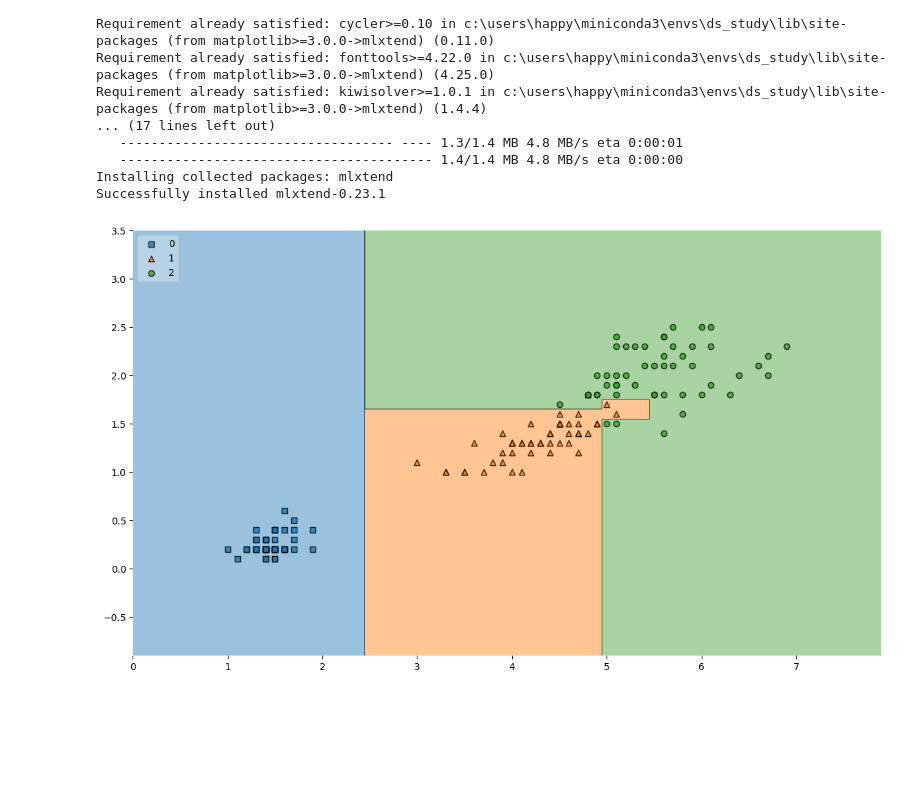
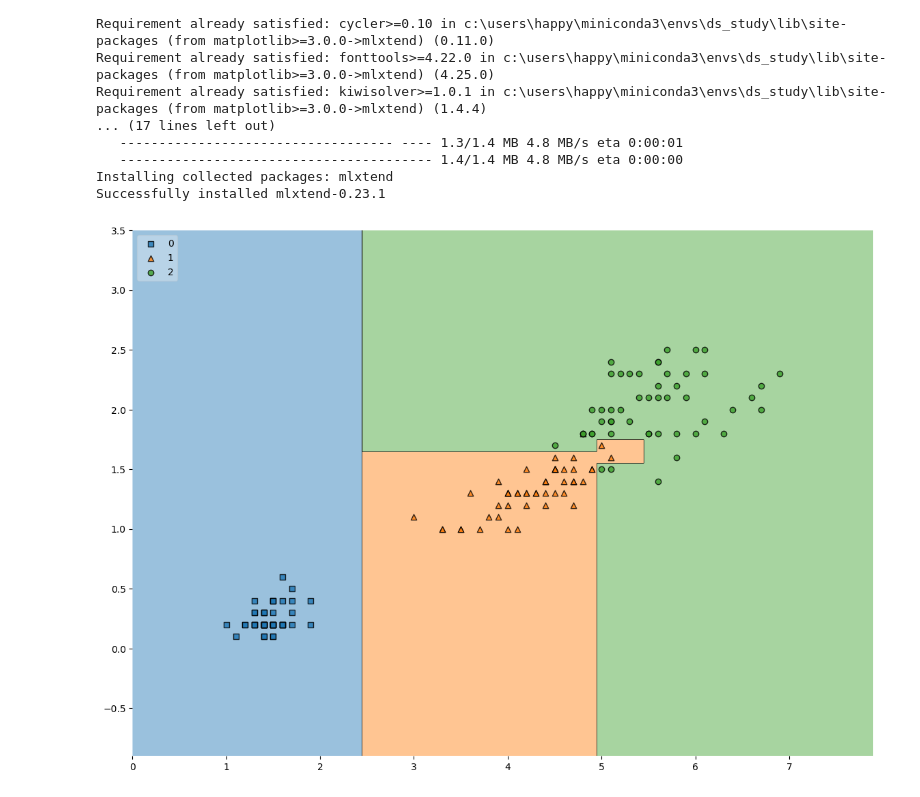
Before and after one commit to ElaYJ/Study_Machine_Learning, a Jupyter notebook: Lecture/Ch01_01_IRISdata_Observation.ipynb, the cells around one changed output. Drawn from its saved outputs; the diff is of its cells as text; code cells hidden in the pictures; blank space fills up the shorter version.

```diff
--- a/Lecture/Ch01_01_IRISdata_Observation.ipynb
+++ b/Lecture/Ch01_01_IRISdata_Observation.ipynb
@@ -395,8 +530,8 @@ Successfully installed mlxtend-0.23.1
 # %%
 from mlxtend.plotting import plot_decision_regions
 
-plt.figure(figsize=(14,8))
+plt.figure(figsize=(14,10))
 plot_decision_regions(X=iris.data[:, 2:], y=iris.target, clf=iris_tree, legend=2)
 plt.show()
 # %% [output]
-[figure, old version]
+[figure, new version]
```
Also changed, not shown: parts of 30 cells of this notebook, 1 other file.
